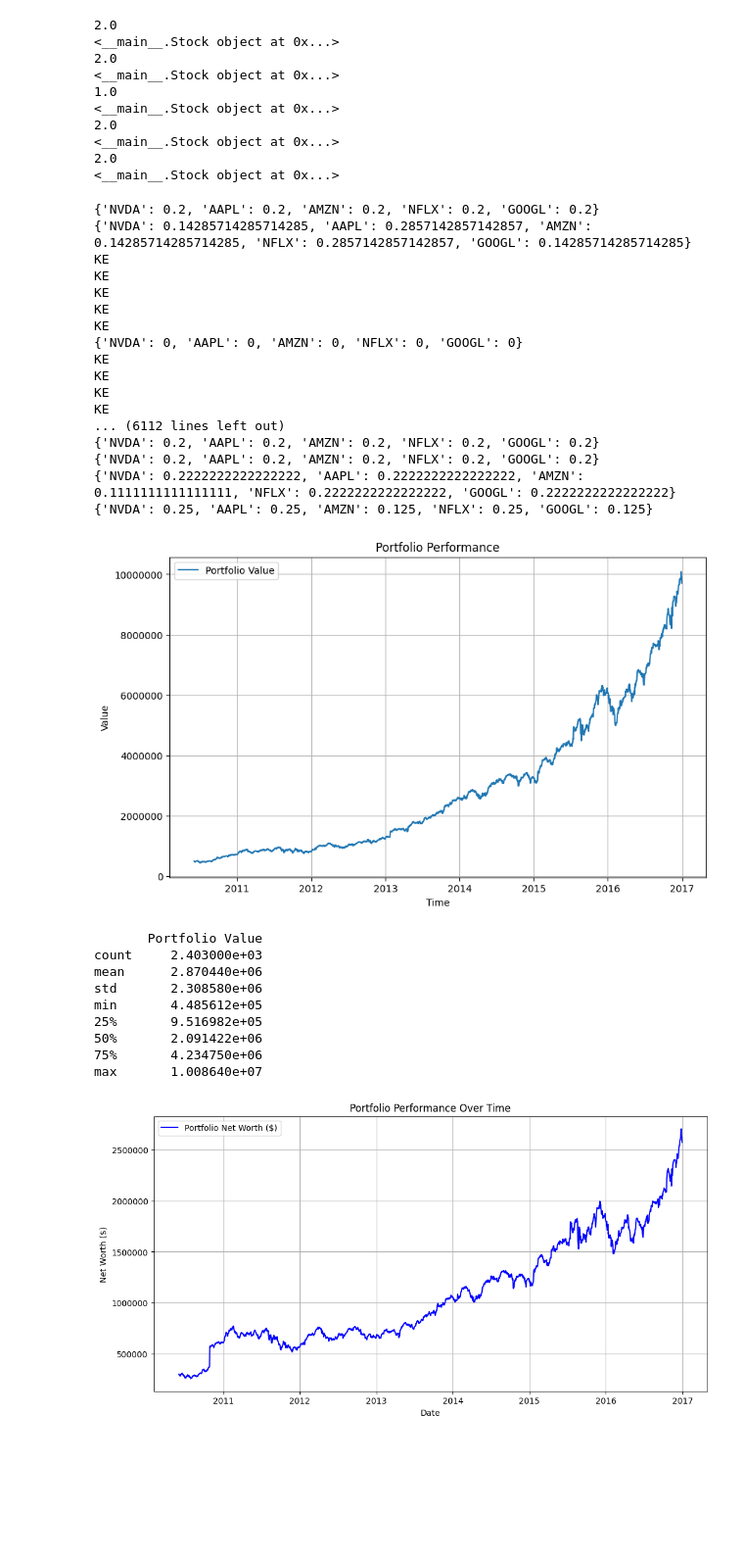
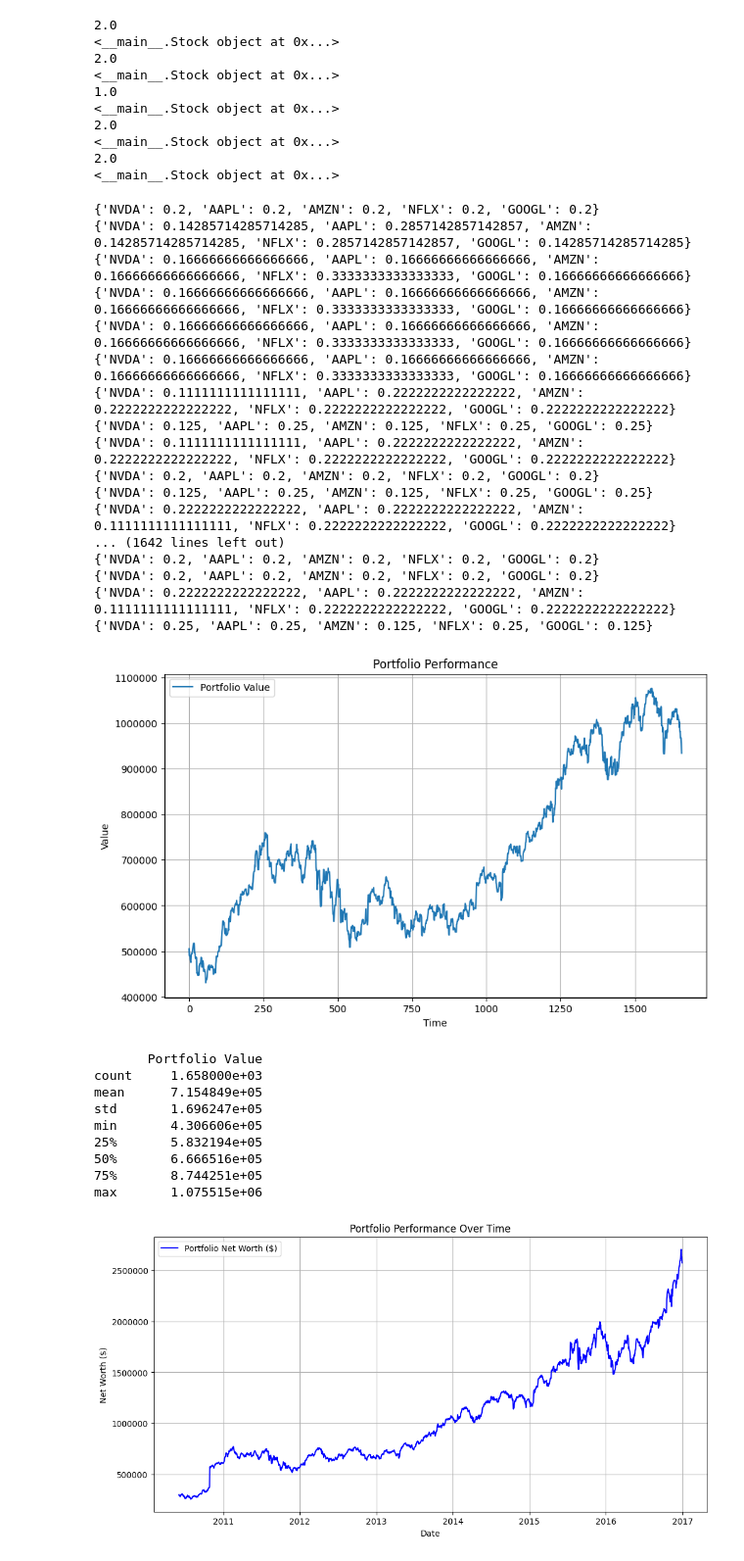
Before and after one commit to myonster/eventbasedbacktester, a Jupyter notebook: IS4226 - Final-Term Project/Group6_FinalTerm.ipynb, the cells around one changed output. Shown at 98% size. Saved outputs shown, nothing was run; the diff lists cells and outputs as text; code cells hidden in the pictures; blank space fills up the shorter version.

Commit message:
Fixed the keyerror
keyerror was due to the while loop, the date was a weekend/ph hence date not found

```diff
--- a/IS4226 - Final-Term Project/Group6_FinalTerm.ipynb
+++ b/IS4226 - Final-Term Project/Group6_FinalTerm.ipynb
@@ -303,3 +303,6 @@ for stock_symbol, stock in CC_RSI_portfolio.stocks.items():
 2016-12-30
 2016-12-30
 2016-12-30
+# %%
+dates = list(CC_RSI_portfolio.stocks['AAPL'].data.index)
+dates
@@ -363,68 +384,76 @@ class Backtester():
 
         return current_value * (1 + day_return)
 
-    def run(self, start_date, end_date):
+    def run(self, start_date, end_date, dates):
         current_date = pd.to_datetime(start_date).date()
         end_date = pd.to_datetime(end_date).date()
         values = [self.portfolio.capital]
 
-        while current_date <= end_date:
-            weights = self.calculate_weights(current_date)
-            # Debug
-            if current_date <= pd.to_datetime('2010-01-10').date():
-                print(f"Date: {current_date}, Weights: {weights}")
+        for date in dates:
+            weights = self.calculate_weights(date)
             port_value = self.calculate_portfolio_value(current_date, weights, values[-1])
             values.append(port_value)
             current_date += pd.Timedelta(days=1)
 
+        # while current_date <= end_date:
+        #     weights = self.calculate_weights(current_date)
+        #     # # Debug
+        #     # if current_date <= pd.to_datetime('2010-01-10').date():
+        #     #     print(f"Date: {current_date}, Weights: {weights}")
+        #     port_value = self.calculate_portfolio_value(current_date, weights, values[-1])
+        #     values.append(port_value)
+        #     current_date += pd.Timedelta(days=1)
+
         # Plot port
         plt.figure(figsize=(10, 6))
-        plt.plot(pd.date_range(start_date, end_date, freq='D'), values[1:], label="Portfolio Value") # Start plotting from the second day
+        plt.plot(values[1:], label="Portfolio Value") # Start plotting from the second day
+        # plt.plot(pd.date_range(start_date, end_date, freq='D'), values[1:], label="Portfolio Value") # Start plotting from the second day
         plt.title("Portfolio Performance")
         plt.xlabel("Time")
         plt.ylabel("Value")
         plt.legend()
         plt.grid(True)
         ax = plt.gca()
         ax.yaxis.set_major_formatter(FormatStrFormatter('%.0f'))
 
         plt.show()
 
         # stats
-        df = pd.DataFrame(values[1:], index=pd.date_range(start_date, end_date, freq='D'), columns=['Portfolio Value']) # Start plotting from the second day
+        # df = pd.DataFrame(values[1:], index=pd.date_range(start_date, end_date, freq='D'), columns=['Portfolio Value']) # Start plotting from the second day
+        df = pd.DataFrame(values[1:], columns=['Portfolio Value']) # Start plotting from the second day
         print(df.describe())
 
 
 backtester = Backtester(CC_RSI_portfolio)
-backtester.run('2010-06-03', '2016-12-30')
+backtester.run('2010-06-03', '2016-12-30',dates)
 # %% [output]
 {'NVDA': 0.2, 'AAPL': 0.2, 'AMZN': 0.2, 'NFLX': 0.2, 'GOOGL': 0.2}
 {'NVDA': 0.14285714285714285, 'AAPL': 0.2857142857142857, 'AMZN': 0.14285714285714285, 'NFLX': 0.2857142857142857, 'GOOGL': 0.14285714285714285}
-KE
-KE
-KE
-KE
-KE
-{'NVDA': 0, 'AAPL': 0, 'AMZN': 0, 'NFLX': 0, 'GOOGL': 0}
-KE
-KE
-KE
-KE
-... (6112 lines left out)
+{'NVDA': 0.16666666666666666, 'AAPL': 0.16666666666666666, 'AMZN': 0.16666666666666666, 'NFLX': 0.3333333333333333, 'GOOGL': 0.16666666666666666}
+{'NVDA': 0.16666666666666666, 'AAPL': 0.16666666666666666, 'AMZN': 0.16666666666666666, 'NFLX': 0.3333333333333333, 'GOOGL': 0.16666666666666666}
+{'NVDA': 0.16666666666666666, 'AAPL': 0.16666666666666666, 'AMZN': 0.16666666666666666, 'NFLX': 0.3333333333333333, 'GOOGL': 0.16666666666666666}
+{'NVDA': 0.16666666666666666, 'AAPL': 0.16666666666666666, 'AMZN': 0.16666666666666666, 'NFLX': 0.3333333333333333, 'GOOGL': 0.16666666666666666}
+{'NVDA': 0.1111111111111111, 'AAPL': 0.2222222222222222, 'AMZN': 0.2222222222222222, 'NFLX': 0.2222222222222222, 'GOOGL': 0.2222222222222222}
+{'NVDA': 0.125, 'AAPL': 0.25, 'AMZN': 0.125, 'NFLX': 0.25, 'GOOGL': 0.25}
+{'NVDA': 0.1111111111111111, 'AAPL': 0.2222222222222222, 'AMZN': 0.2222222222222222, 'NFLX': 0.2222222222222222, 'GOOGL': 0.2222222222222222}
+{'NVDA': 0.2, 'AAPL': 0.2, 'AMZN': 0.2, 'NFLX': 0.2, 'GOOGL': 0.2}
+{'NVDA': 0.125, 'AAPL': 0.25, 'AMZN': 0.125, 'NFLX': 0.25, 'GOOGL': 0.25}
+{'NVDA': 0.2222222222222222, 'AAPL': 0.2222222222222222, 'AMZN': 0.1111111111111111, 'NFLX': 0.2222222222222222, 'GOOGL': 0.2222222222222222}
+... (1642 lines left out)
 {'NVDA': 0.2, 'AAPL': 0.2, 'AMZN': 0.2, 'NFLX': 0.2, 'GOOGL': 0.2}
 {'NVDA': 0.2, 'AAPL': 0.2, 'AMZN': 0.2, 'NFLX': 0.2, 'GOOGL': 0.2}
 {'NVDA': 0.2222222222222222, 'AAPL': 0.2222222222222222, 'AMZN': 0.1111111111111111, 'NFLX': 0.2222222222222222, 'GOOGL': 0.2222222222222222}
 {'NVDA': 0.25, 'AAPL': 0.25, 'AMZN': 0.125, 'NFLX': 0.25, 'GOOGL': 0.125}
-[figure, old version]
+[figure, new version]
        Portfolio Value
-count     2.403000e+03
-mean      2.870440e+06
-std       2.308580e+06
-min       4.485612e+05
-25%       9.516982e+05
-50%       2.091422e+06
-75%       4.234750e+06
-max       1.008640e+07
+count     1.658000e+03
+mean      7.154849e+05
+std       1.696247e+05
+min       4.306606e+05
+25%       5.832194e+05
+50%       6.666516e+05
+75%       8.744251e+05
+max       1.075515e+06
 # %%
 from matplotlib.ticker import FormatStrFormatter
 
```
Also changed, not shown: parts of 2 cells of this notebook.
